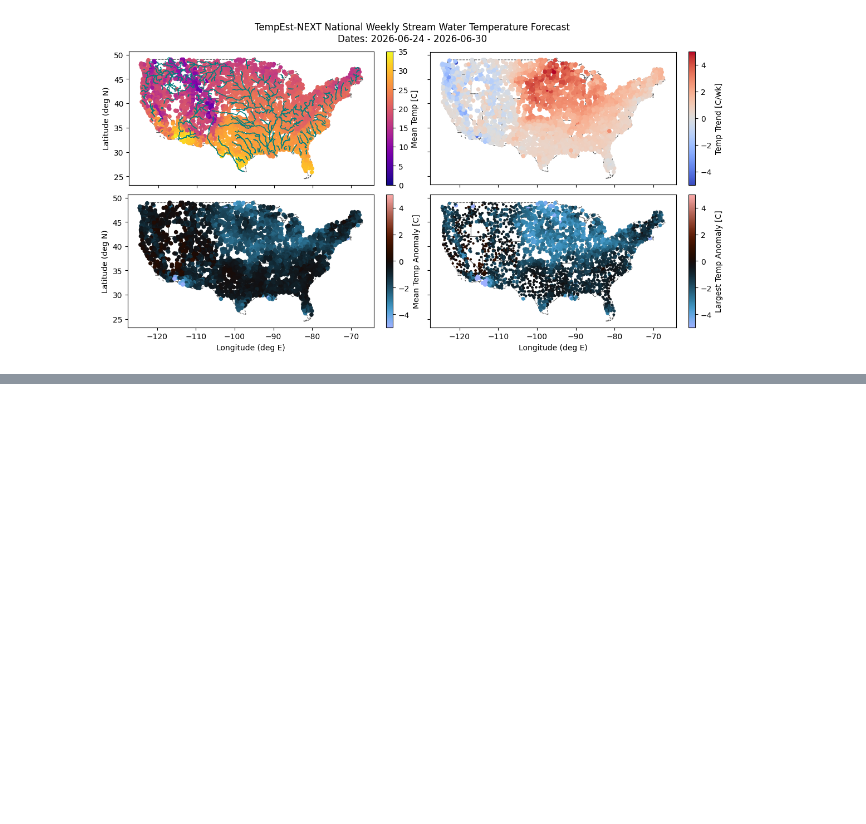
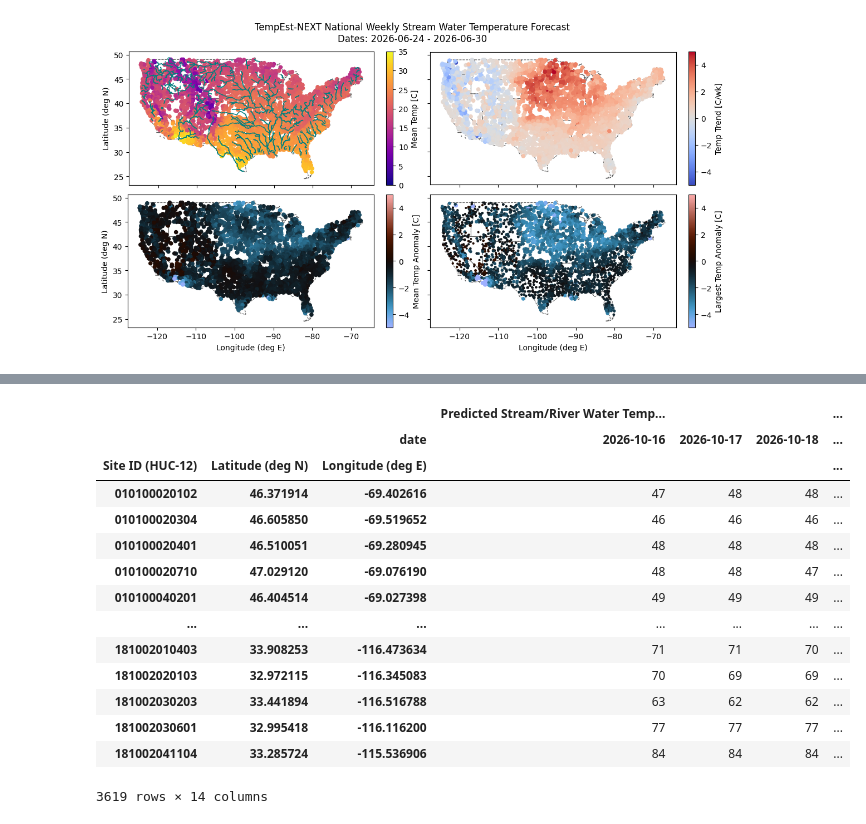
Before and after one commit to mines-ciroh/natl-temp-forecast, a Jupyter notebook: forecast.ipynb, the cells around one changed output, grey strips where cells are left out. Cells and saved outputs as stored; diff of their text form; code cells hidden in the pictures; blank space fills up the shorter version.

Commit message:
Add table and array generation

```diff
--- a/forecast.ipynb
+++ b/forecast.ipynb
@@ -300,0 +330,30 @@ fig.savefig(dirs[5] + f'ForecastPlot_{today}.png', dpi=300)
+# %%
+tfc = (forecast[['id', 'lat', 'lon', 'date', 'prediction', 'anomaly']].
+    groupby(['id', 'lat', 'lon', 'date'], as_index=False).agg('first').
+    rename(columns={'id': 'Site ID (HUC-12)',
+                    'lat': 'Latitude (deg N)',
+                    'lon': 'Longitude (deg E)',
+                    'prediction': 'Predicted Stream/River Water Temperature (deg F)',
+                    'anomaly': 'Temperature Departure from Seasonal Norm (deg F)'}).
+    pivot(columns=['date'], index=['Site ID (HUC-12)',
+                                   'Latitude (deg N)',
+                                   'Longitude (deg E)'],
+          values=['Predicted Stream/River Water Temperature (deg F)',
+                  'Temperature Departure from Seasonal Norm (deg F)']) * 1.8 + 32).astype('int')
+tfc
+# %% [output]
+|  |  |  | Predicted Stream/River Water Temp... |  |  | ... |
+|  |  | date | 2026-10-16 | 2026-10-17 | 2026-10-18 | ... |
+| Site ID (HUC-12) | Latitude (deg N) | Longitude (deg E) |  |  |  | ... |
+| 010100020102 | 46.371914 | -69.402616 | 47 | 48 | 48 | ... |
+| 010100020304 | 46.605850 | -69.519652 | 46 | 46 | 46 | ... |
+| 010100020401 | 46.510051 | -69.280945 | 48 | 48 | 48 | ... |
+| 010100020710 | 47.029120 | -69.076190 | 48 | 48 | 47 | ... |
+| 010100040201 | 46.404514 | -69.027398 | 49 | 49 | 49 | ... |
+| ... | ... | ... | ... | ... | ... | ... |
+| 181002010403 | 33.908253 | -116.473634 | 71 | 71 | 70 | ... |
+| 181002020103 | 32.972115 | -116.345083 | 70 | 69 | 69 | ... |
+| 181002030203 | 33.441894 | -116.516788 | 63 | 62 | 62 | ... |
+| 181002030601 | 32.995418 | -116.116200 | 77 | 77 | 77 | ... |
+| 181002041104 | 33.285724 | -115.536906 | 84 | 84 | 84 | ... |
+3619 rows × 14 columns
```
Also changed, not shown: parts of 8 cells of this notebook, 2 other files.
